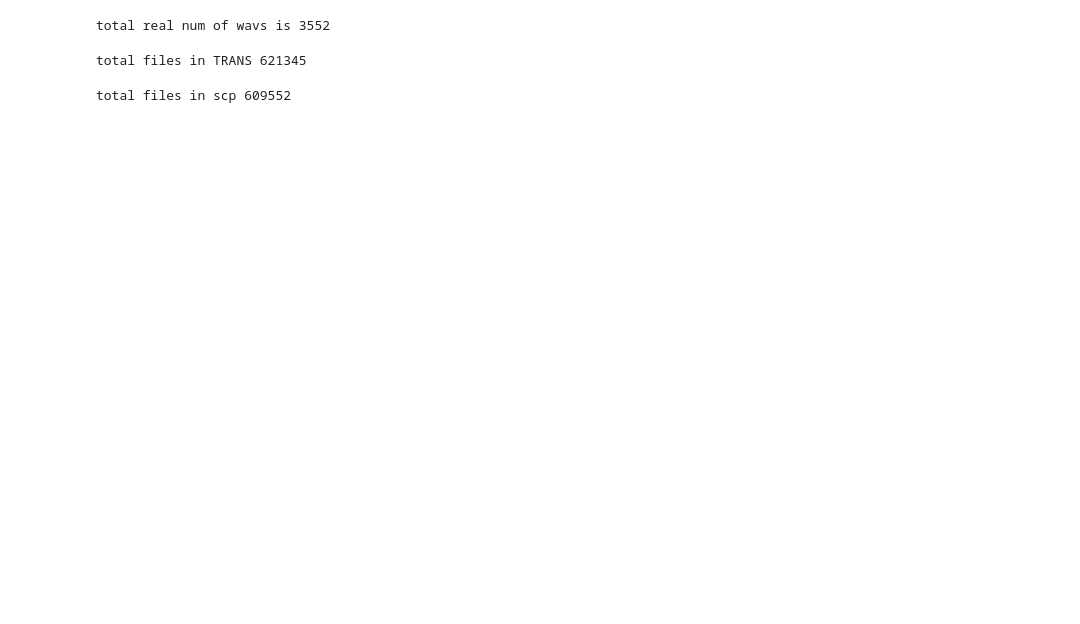
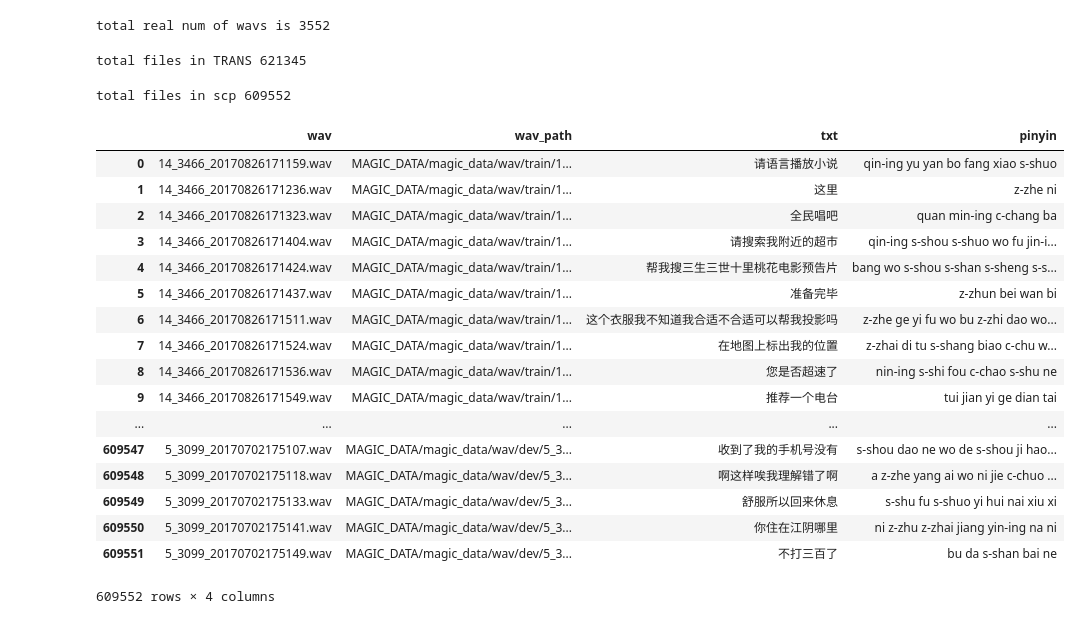
Before and after one commit to phecda-xu/asr-data-prepare, a Jupyter notebook: MAGIC_DATA/magic_data.ipynb, the cells around one changed output. Saved outputs shown, nothing was run; the diff lists cells and outputs as text; code cells hidden in the pictures; blank space fills up the shorter version.

```diff
--- a/MAGIC_DATA/magic_data.ipynb
+++ b/MAGIC_DATA/magic_data.ipynb
@@ -6,6 +8,23 @@ import os
 BASE_PATH = os.getcwd()
 # %%
 data_path = os.path.join(BASE_PATH, 'magic_data')
+# %%
+def pinyin_cover(char):
+    if 'zh' in char:
+        char = char.replace("zh", "z")
+    char = char.replace("z", "z-zh")
+    if 'ch' in char:
+        char = char.replace("ch", "c")
+    char = char.replace("c", "c-ch")
+    if 'sh' in char:
+        char = char.replace("sh", "s")
+    char = char.replace("s", "s-sh")
+    if 'l' in char:
+        char = char.replace("l", "n")
+    if 'ing' in char:
+        char = char.replace("ing", "in")
+    char = char.replace("in", "in-ing")
+    return char
 # %%
 real_wav_list = []
 for data_set in ["train", "test", "dev"]:
@@ -26,7 +45,7 @@ for data_set in ["train", "test", "dev"]:
 wav_txt_dic = {}
 for i in TRANS_list:
     wav_file, person, txt = i.strip('\n').split('\t')
-    wav_txt_dic[wav_file] = txt
+    wav_txt_dic[wav_file] = re.sub('[^\w\u4e00-\u9fff]+', '', txt)
 # %%
 print('total files in TRANS {}'.format(len(TRANS_list)))
 # %% [output]
@@ -59,6 +78,28 @@ data['wav_path'] = path_list
 data['durations'] = durations_list
 # %%
 data['txt'] = data.wav.apply(lambda x: wav_txt_dic[x])
+data['pinyin'] =  data.txt.apply(lambda x: ' '.join([pinyin_cover(i) for i in lazy_pinyin(x)]))
+# %%
+data
+# %% [output]
+|  | wav | wav_path | txt | pinyin |
+| 0 | 14_3466_20170826171159.wav | MAGIC_DATA/magic_data/wav/train/1... | 请语言播放小说 | qin-ing yu yan bo fang xiao s-shuo |
+| 1 | 14_3466_20170826171236.wav | MAGIC_DATA/magic_data/wav/train/1... | 这里 | z-zhe ni |
+| 2 | 14_3466_20170826171323.wav | MAGIC_DATA/magic_data/wav/train/1... | 全民唱吧 | quan min-ing c-chang ba |
+| 3 | 14_3466_20170826171404.wav | MAGIC_DATA/magic_data/wav/train/1... | 请搜索我附近的超市 | qin-ing s-shou s-shuo wo fu jin-i... |
+| 4 | 14_3466_20170826171424.wav | MAGIC_DATA/magic_data/wav/train/1... | 帮我搜三生三世十里桃花电影预告片 | bang wo s-shou s-shan s-sheng s-s... |
+| 5 | 14_3466_20170826171437.wav | MAGIC_DATA/magic_data/wav/train/1... | 准备完毕 | z-zhun bei wan bi |
+| 6 | 14_3466_20170826171511.wav | MAGIC_DATA/magic_data/wav/train/1... | 这个衣服我不知道我合适不合适可以帮我投影吗 | z-zhe ge yi fu wo bu z-zhi dao wo... |
+| 7 | 14_3466_20170826171524.wav | MAGIC_DATA/magic_data/wav/train/1... | 在地图上标出我的位置 | z-zhai di tu s-shang biao c-chu w... |
+| 8 | 14_3466_20170826171536.wav | MAGIC_DATA/magic_data/wav/train/1... | 您是否超速了 | nin-ing s-shi fou c-chao s-shu ne |
+| 9 | 14_3466_20170826171549.wav | MAGIC_DATA/magic_data/wav/train/1... | 推荐一个电台 | tui jian yi ge dian tai |
+| ... | ... | ... | ... | ... |
+| 609547 | 5_3099_20170702175107.wav | MAGIC_DATA/magic_data/wav/dev/5_3... | 收到了我的手机号没有 | s-shou dao ne wo de s-shou ji hao... |
+| 609548 | 5_3099_20170702175118.wav | MAGIC_DATA/magic_data/wav/dev/5_3... | 啊这样唉我理解错了啊 | a z-zhe yang ai wo ni jie c-chuo ... |
+| 609549 | 5_3099_20170702175133.wav | MAGIC_DATA/magic_data/wav/dev/5_3... | 舒服所以回来休息 | s-shu fu s-shuo yi hui nai xiu xi |
+| 609550 | 5_3099_20170702175141.wav | MAGIC_DATA/magic_data/wav/dev/5_3... | 你住在江阴哪里 | ni z-zhu z-zhai jiang yin-ing na ni |
+| 609551 | 5_3099_20170702175149.wav | MAGIC_DATA/magic_data/wav/dev/5_3... | 不打三百了 | bu da s-shan bai ne |
+609552 rows × 4 columns
 # %%
 print('total duration is {}'.format(round(float(sum(data.durations))/3600.0, 3)))
 # %%
```
Also changed, not shown: parts of 1 cell of this notebook, 11 other files.
